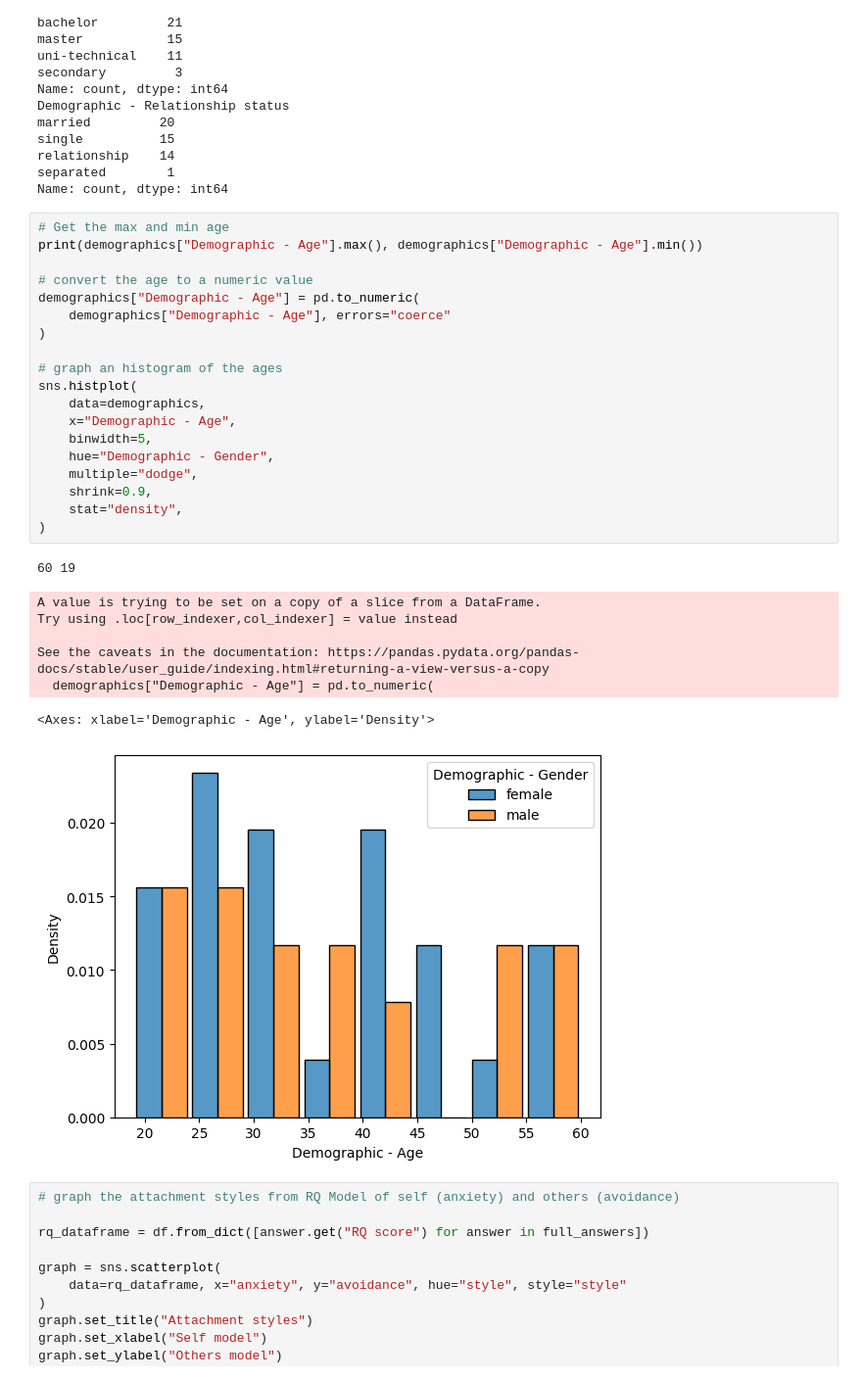
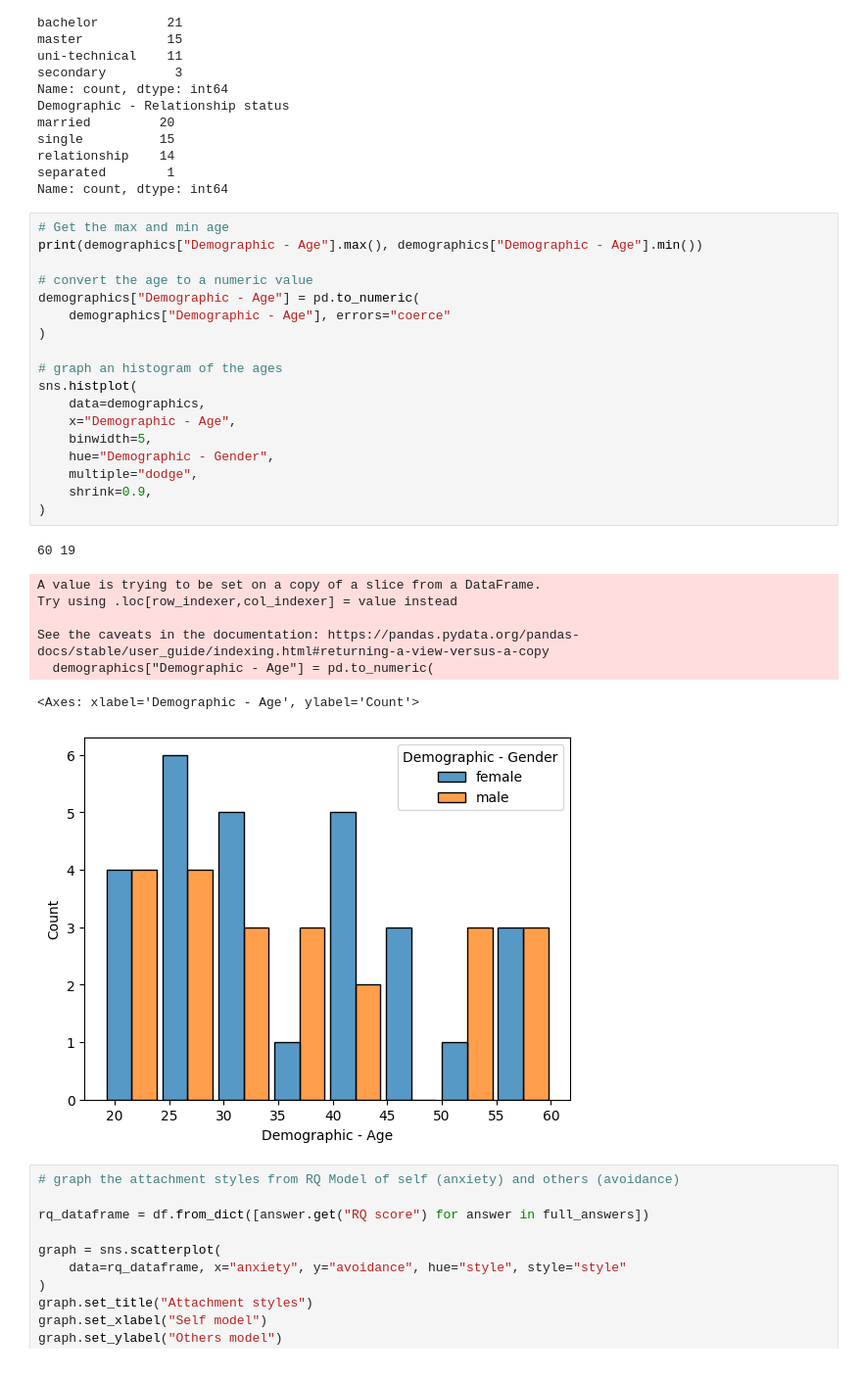
Before and after one commit to Zelev/attachment-jupyter, a Jupyter notebook: Attachment transcription service.ipynb, the cells around one changed output. Shown at 98% size. Drawn from its saved outputs; the diff is of its cells as text.

```diff
--- a/Attachment transcription service.ipynb
+++ b/Attachment transcription service.ipynb
@@ -733,31 +709,30 @@ Name: count, dtype: int64
 # %%
 # Get the max and min age
 print(demographics["Demographic - Age"].max(), demographics["Demographic - Age"].min())
 
 # convert the age to a numeric value
 demographics["Demographic - Age"] = pd.to_numeric(
     demographics["Demographic - Age"], errors="coerce"
 )
 
 # graph an histogram of the ages
 sns.histplot(
     data=demographics,
     x="Demographic - Age",
     binwidth=5,
     hue="Demographic - Gender",
     multiple="dodge",
     shrink=0.9,
-    stat="density",
 )
 # %% [output]
 60 19
 A value is trying to be set on a copy of a slice from a DataFrame.
 Try using .loc[row_indexer,col_indexer] = value instead
 
 See the caveats in the documentation: https://pandas.pydata.org/pandas-docs/stable/user_guide/indexing.html#returning-a-view-versus-a-copy
   demographics["Demographic - Age"] = pd.to_numeric(
-<Axes: xlabel='Demographic - Age', ylabel='Density'>
+<Axes: xlabel='Demographic - Age', ylabel='Count'>
-[figure, old version]
+[figure, new version]
 # %%
 # graph the attachment styles from RQ Model of self (anxiety) and others (avoidance)
 
```
Also changed, not shown: parts of 17 cells of this notebook.
